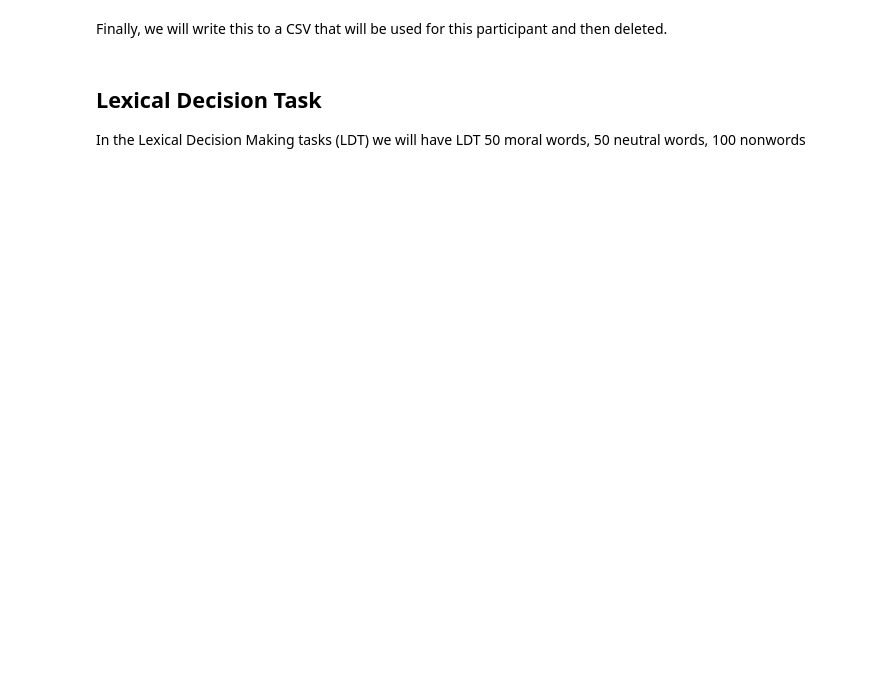
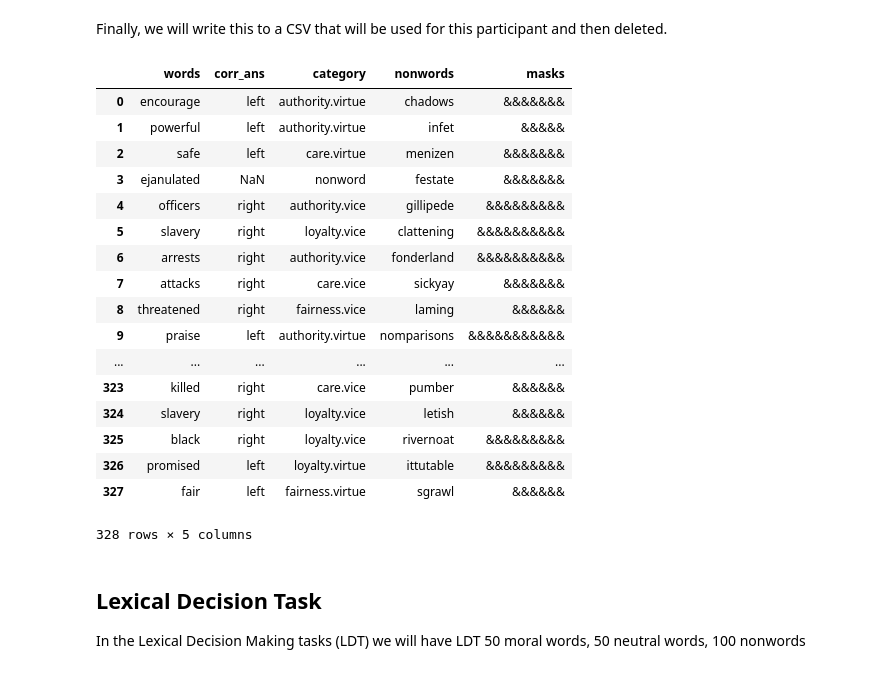
Before and after one commit to medianeuroscience/mft_amp, a Jupyter notebook: word_selection.ipynb, the cells around one changed output. Drawn from its saved outputs; the diff is of its cells as text; code cells hidden in the pictures; blank space fills up the shorter version.

```diff
--- a/word_selection.ipynb
+++ b/word_selection.ipynb
@@ -3,4 +3,4 @@ import random
 import pandas as pd
 import numpy as np
 # %%
-words = pd.read_csv("exp_files/words4exp.csv")
+words = pd.read_csv("exp_files/condition_files/words4exp.csv")
@@ -116,3 +90,65 @@ df_full
+# %%
+# df1 is the words that will be used as primes and their associated categories and correct answers
+
+df1 = pd.DataFrame(
+    {'words': AMP_wordlist.tolist(),
+     'corr_ans': AMP_corr_ans.tolist(),
+     'category': AMP_category.tolist()
+    })
+
+# df2 is the nonwords that will be used as targets and their associated masks
+
+df2 = pd.DataFrame(
+     {'nonwords': AMP_nonwordlist.tolist(),
+     'mask': AMP_masklist.tolist(),
+    })
+
+# Shuffling the words once and then generating four
+
+primes_rep1 = df1.sample(frac=1).reset_index(drop=True)
+targets_rep1 = df2.sample(frac=1).reset_index(drop=True)
+
+primes_rep2 = df1.sample(frac=1).reset_index(drop=True)
+targets_rep2 = df2.sample(frac=1).reset_index(drop=True)
+
+primes_rep3 = df1.sample(frac=1).reset_index(drop=True)
+targets_rep3 = df2.sample(frac=1).reset_index(drop=True)
+
+primes_rep4 = df1.sample(frac=1).reset_index(drop=True)
+targets_rep4 = df2.sample(frac=1).reset_index(drop=True)
+
+# Concatenating all of the primes and targets horizontally
+
+rep1 = pd.concat([primes_rep1,targets_rep1], axis = 1)
+rep2 = pd.concat([primes_rep2,targets_rep2], axis = 1)
+rep3 = pd.concat([primes_rep3,targets_rep3], axis = 1)
+rep4 = pd.concat([primes_rep4,targets_rep4], axis = 1)
+
+# Concatenating all of the reps horizontally
+
+df_full = pd.concat([rep1,rep2,rep3,rep4], axis = 0)
 # %% [markdown]
 Finally, we will write this to a CSV that will be used for this participant and then deleted.
+# %%
+df_full.reset_index(inplace=True, drop=True)
+df_full
+# %% [output]
+|  | words | corr_ans | category | nonwords | masks |
+| 0 | encourage | left | authority.virtue | chadows | &&&&&&& |
+| 1 | powerful | left | authority.virtue | infet | &&&&& |
+| 2 | safe | left | care.virtue | menizen | &&&&&&& |
+| 3 | ejanulated | NaN | nonword | festate | &&&&&&& |
+| 4 | officers | right | authority.vice | gillipede | &&&&&&&&& |
+| 5 | slavery | right | loyalty.vice | clattening | &&&&&&&&&& |
+| 6 | arrests | right | authority.vice | fonderland | &&&&&&&&&& |
+| 7 | attacks | right | care.vice | sickyay | &&&&&&& |
+| 8 | threatened | right | fairness.vice | laming | &&&&&& |
+| 9 | praise | left | authority.virtue | nomparisons | &&&&&&&&&&& |
+| ... | ... | ... | ... | ... | ... |
+| 323 | killed | right | care.vice | pumber | &&&&&& |
+| 324 | slavery | right | loyalty.vice | letish | &&&&&& |
+| 325 | black | right | loyalty.vice | rivernoat | &&&&&&&&& |
+| 326 | promised | left | loyalty.virtue | ittutable | &&&&&&&&& |
+| 327 | fair | left | fairness.virtue | sgrawl | &&&&&& |
+328 rows × 5 columns
 # %%
```
Also changed, not shown: parts of 23 cells of this notebook, 8 other files.
